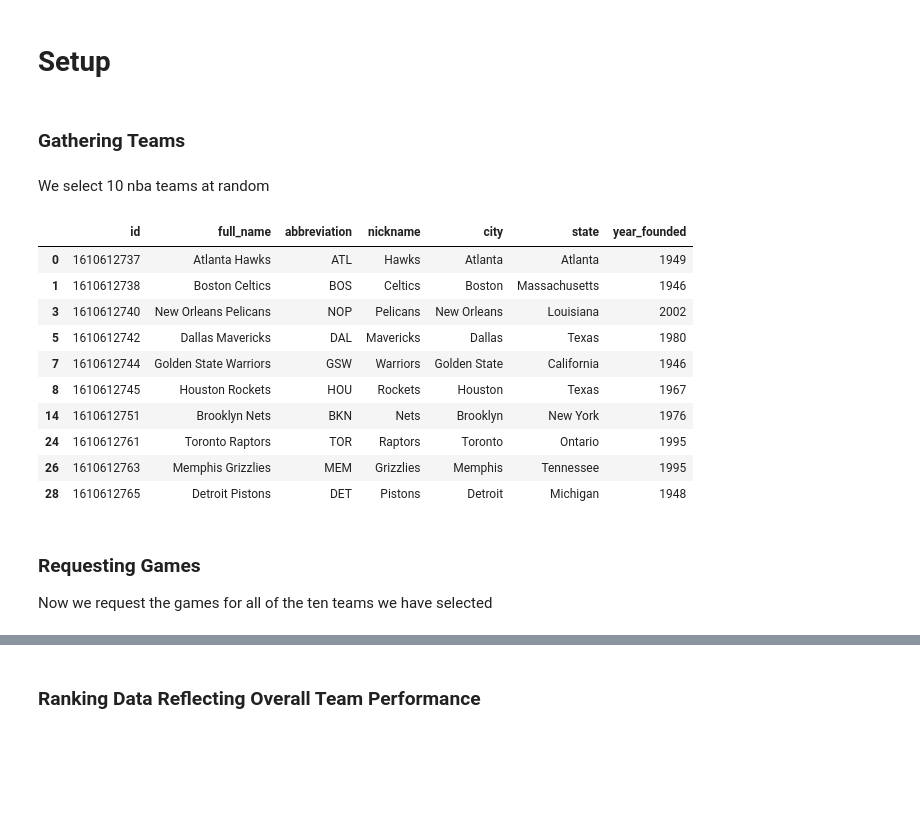
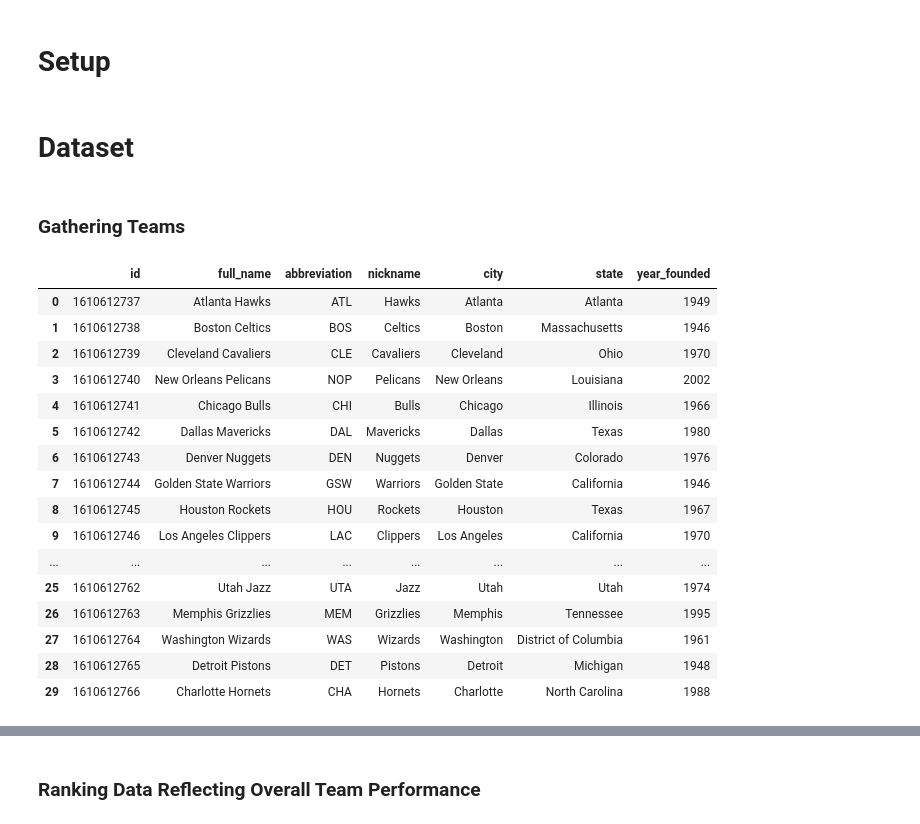
Before and after one commit to agarduno93/NBATrading, a Jupyter notebook: EDACheckpointGroup028-Wi22.ipynb, the cells around one changed output, grey strips where cells are left out. Drawn from its saved outputs; the diff is of its cells as text; code cells hidden in the pictures; blank space fills up the shorter version.

```diff
--- a/EDACheckpointGroup028-Wi22.ipynb
+++ b/EDACheckpointGroup028-Wi22.ipynb
@@ -46,31 +53,29 @@ from scipy.stats import rankdata
+# %% [markdown]
+# Dataset
 # %% [markdown]
 ### Gathering Teams
 # %%
 #Import the roster of teams from the NBA API
 from nba_api.stats.static import teams
-
 nba_teams = teams.get_teams()
+#Obtain a full list of all abbreviations - will need abbreviations to identify team statistics
+nba_teams_df=pd.DataFrame(nba_teams)
+nba_teams_df
+# %% [output]
+|  | id | full_name | abbreviation | nickname | city | state | year_founded |
+| 0 | 1610612737 | Atlanta Hawks | ATL | Hawks | Atlanta | Atlanta | 1949 |
+| 1 | 1610612738 | Boston Celtics | BOS | Celtics | Boston | Massachusetts | 1946 |
+| 2 | 1610612739 | Cleveland Cavaliers | CLE | Cavaliers | Cleveland | Ohio | 1970 |
+| 3 | 1610612740 | New Orleans Pelicans | NOP | Pelicans | New Orleans | Louisiana | 2002 |
+| 4 | 1610612741 | Chicago Bulls | CHI | Bulls | Chicago | Illinois | 1966 |
+| 5 | 1610612742 | Dallas Mavericks | DAL | Mavericks | Dallas | Texas | 1980 |
+| 6 | 1610612743 | Denver Nuggets | DEN | Nuggets | Denver | Colorado | 1976 |
+| 7 | 1610612744 | Golden State Warriors | GSW | Warriors | Golden State | California | 1946 |
+| 8 | 1610612745 | Houston Rockets | HOU | Rockets | Houston | Texas | 1967 |
+| 9 | 1610612746 | Los Angeles Clippers | LAC | Clippers | Los Angeles | California | 1970 |
+| ... | ... | ... | ... | ... | ... | ... | ... |
+| 25 | 1610612762 | Utah Jazz | UTA | Jazz | Utah | Utah | 1974 |
+| 26 | 1610612763 | Memphis Grizzlies | MEM | Grizzlies | Memphis | Tennessee | 1995 |
+| 27 | 1610612764 | Washington Wizards | WAS | Wizards | Washington | District of Columbia | 1961 |
+| 28 | 1610612765 | Detroit Pistons | DET | Pistons | Detroit | Michigan | 1948 |
+| 29 | 1610612766 | Charlotte Hornets | CHA | Hornets | Charlotte | North Carolina | 1988 |
-# %% [markdown]
-We select 10 nba teams at random
-# %%
-#Obtain a full list of all abbreviations - will need abbreviations to identify team statistics
-nba_teams_df=pd.DataFrame(nba_teams)
-team_id=nba_teams_df['id'] #this is the unique team id
-team_id_random=np.random.choice(team_id,10,replace=False) #identify ten team ids
-nba_teams_rdf=nba_teams_df[nba_teams_df['id'].isin(team_id_random)] #df of 10 randomly selected teams
-nba_teams_rdf
-# %% [output]
-|  | id | full_name | abbreviation | nickname | city | state | year_founded |
-| 0 | 1610612737 | Atlanta Hawks | ATL | Hawks | Atlanta | Atlanta | 1949 |
-| 1 | 1610612738 | Boston Celtics | BOS | Celtics | Boston | Massachusetts | 1946 |
-| 3 | 1610612740 | New Orleans Pelicans | NOP | Pelicans | New Orleans | Louisiana | 2002 |
-| 5 | 1610612742 | Dallas Mavericks | DAL | Mavericks | Dallas | Texas | 1980 |
-| 7 | 1610612744 | Golden State Warriors | GSW | Warriors | Golden State | California | 1946 |
-| 8 | 1610612745 | Houston Rockets | HOU | Rockets | Houston | Texas | 1967 |
-| 14 | 1610612751 | Brooklyn Nets | BKN | Nets | Brooklyn | New York | 1976 |
-| 24 | 1610612761 | Toronto Raptors | TOR | Raptors | Toronto | Ontario | 1995 |
-| 26 | 1610612763 | Memphis Grizzlies | MEM | Grizzlies | Memphis | Tennessee | 1995 |
-| 28 | 1610612765 | Detroit Pistons | DET | Pistons | Detroit | Michigan | 1948 |
-# %% [markdown]
-### Requesting Games
-Now we request the games for all of the ten teams we have selected
```
Also changed, not shown: parts of 19 cells of this notebook.
